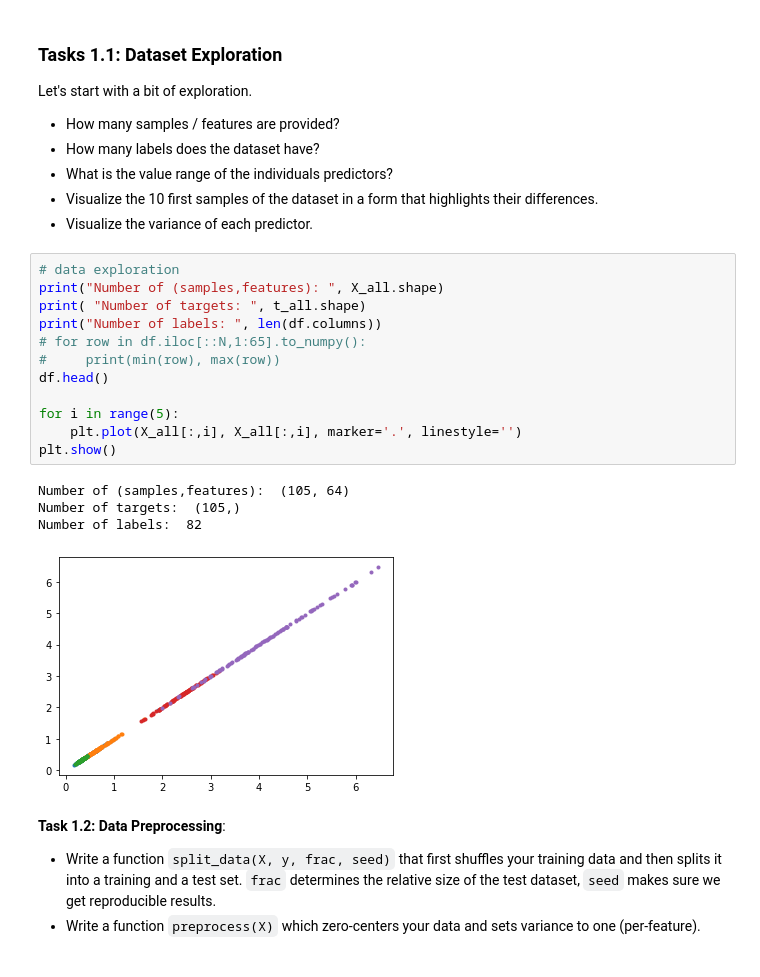
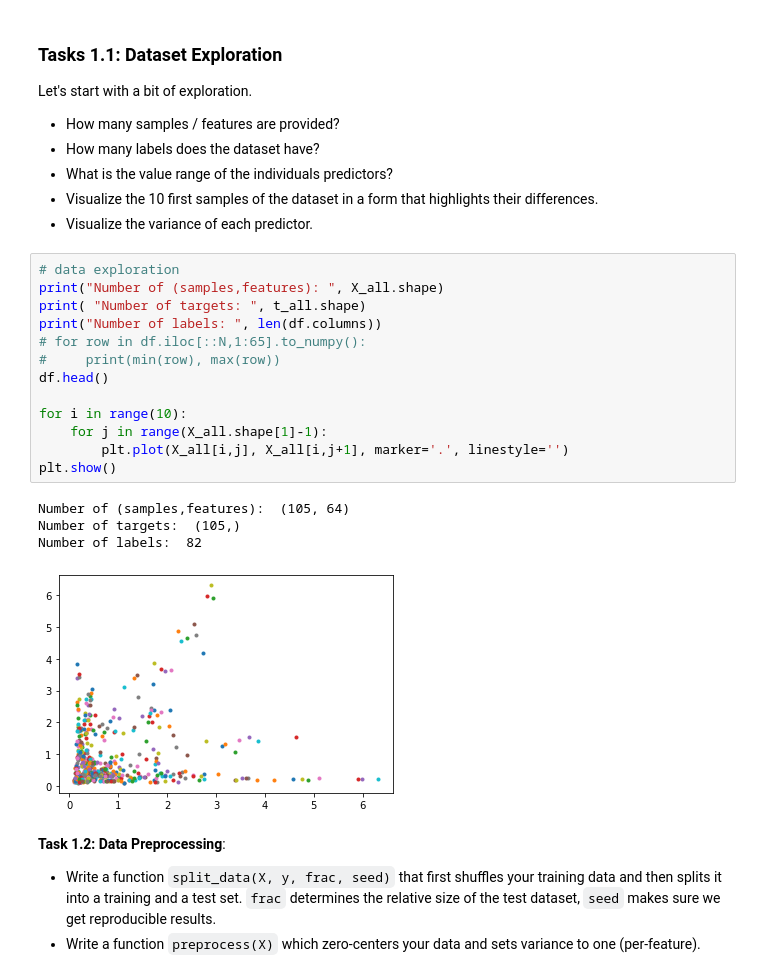
Before and after one commit to simonblaue/Master, a Jupyter notebook: Machine Learning/Practical 2/2_[NAME1]_[NAME2]_[NAME3].ipynb, the cells around one changed output. Saved outputs shown, nothing was run; the diff lists cells and outputs as text.

```diff
--- a/Machine Learning/Practical 2/2_[NAME1]_[NAME2]_[NAME3].ipynb
+++ b/Machine Learning/Practical 2/2_[NAME1]_[NAME2]_[NAME3].ipynb
@@ -37,20 +37,21 @@ Let's start with a bit of exploration.
 # %%
 # data exploration
 print("Number of (samples,features): ", X_all.shape)
 print( "Number of targets: ", t_all.shape)
 print("Number of labels: ", len(df.columns))
 # for row in df.iloc[::N,1:65].to_numpy():
 #     print(min(row), max(row))
 df.head()
 
-for i in range(5):
-    plt.plot(X_all[:,i], X_all[:,i], marker='.', linestyle='')
+for i in range(10):
+    for j in range(X_all.shape[1]-1):
+        plt.plot(X_all[i,j], X_all[i,j+1], marker='.', linestyle='')
 plt.show()
 # %% [output]
 Number of (samples,features):  (105, 64)
 Number of targets:  (105,)
 Number of labels:  82
-[figure, old version]
+[figure, new version]
 # %% [markdown]
 **Task 1.2: Data Preprocessing**:
 - Write a function `split_data(X, y, frac, seed)` that first shuffles your training data and then splits it into a training and a test set. `frac` determines the relative size of the test dataset, `seed` makes sure we get reproducible
```
Also changed, not shown: parts of 21 cells of this notebook.
